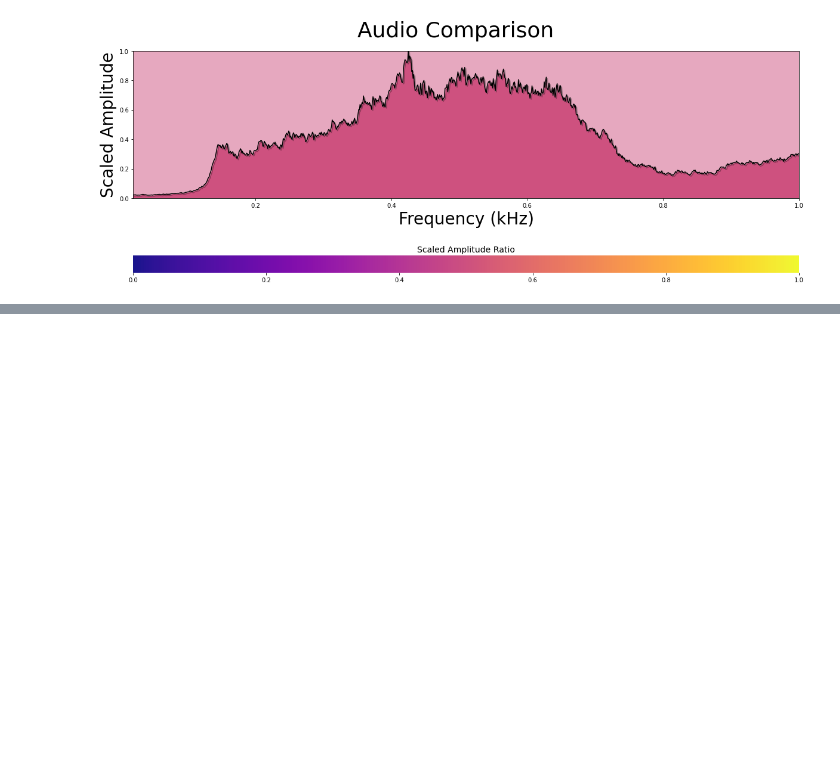
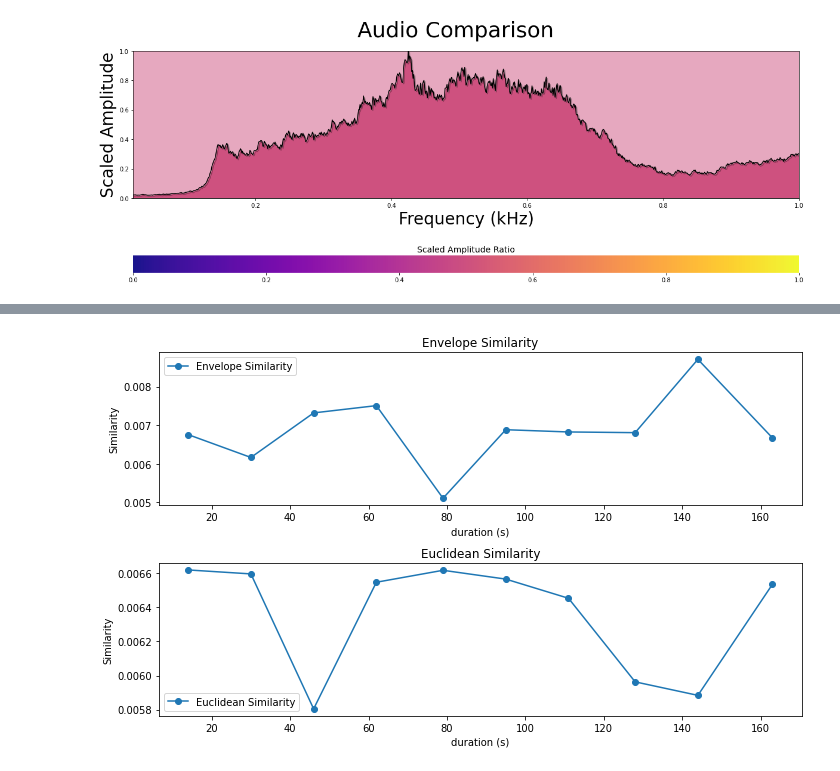
Before and after one commit to JeroenW-1951880/audio_analyzer, a Jupyter notebook: main.ipynb, the cells around one changed output, grey strips where cells are left out. Saved outputs shown, nothing was run; the diff lists cells and outputs as text; code cells hidden in the pictures; blank space fills up the shorter version.

```diff
--- a/main.ipynb
+++ b/main.ipynb
@@ -369,0 +461,43 @@ print(cross_entropy)
+# %%
+# List of WAV files to process
+wav_files = ["audio/3lines.wav", "audio/6lines.wav", "audio/9lines.wav", "audio/12lines.wav", "audio/15lines.wav", "audio/18lines.wav", "audio/21lines.wav", "audio/24lines.wav", "audio/27lines.wav", "audio/30lines.wav"]
+numlines = [14, 30, 46, 62, 79, 95, 111, 128, 144, 163]
+
+# Initialize lists to store similarity scores
+envelope_similarities = []
+euclidean_similarities = []
+
+# Process each WAV file
+for wav_file in wav_files:
+
+    envelope2 = compute_envelope(wav_file, target_length)
+
+    # Compute envelope and Euclidean similarities
+    envelope_sim = compare_envelopes(envelope1, envelope2)
+    euclidean_sim = compute_similarity_percentage(wav_file, "audio/ground_truth.wav")
+
+    # Append similarity scores to lists
+    envelope_similarities.append(envelope_sim)
+    euclidean_similarities.append(euclidean_sim)
+
+# Plotting
+plt.figure(figsize=(10, 6))
+
+plt.subplot(2, 1, 1)
+plt.plot(numlines, envelope_similarities, marker='o', label='Envelope Similarity')
+plt.xlabel('duration (s)')
+plt.ylabel('Similarity')
+plt.title('Envelope Similarity')
+plt.legend()
+
+plt.subplot(2, 1, 2)
+plt.plot(numlines, euclidean_similarities, marker='o', label='Euclidean Similarity')
+plt.xlabel('duration (s)')
+plt.ylabel('Similarity')
+plt.title('Euclidean Similarity')
+plt.legend()
+
+plt.tight_layout()
+plt.show()
+# %% [output]
+[figure, added]
```
Also changed, not shown: parts of 7 cells of this notebook.
